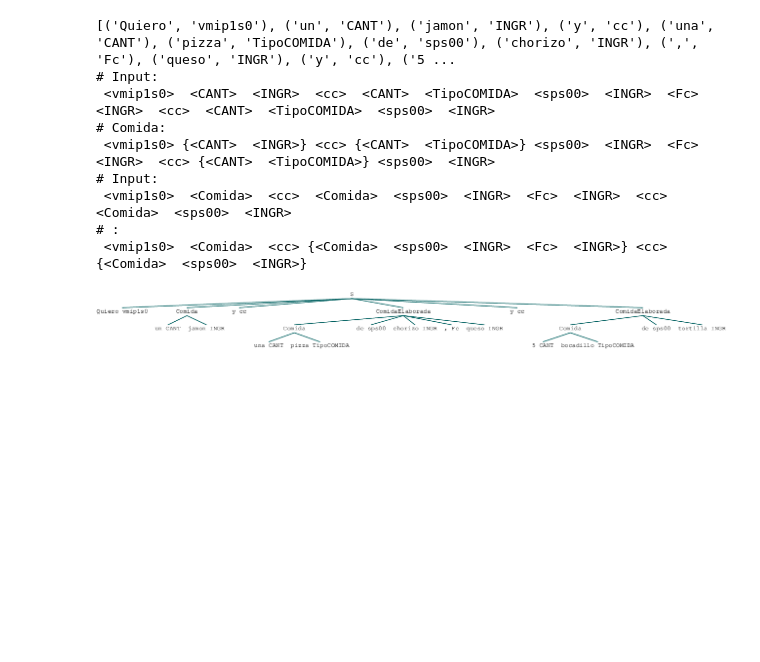
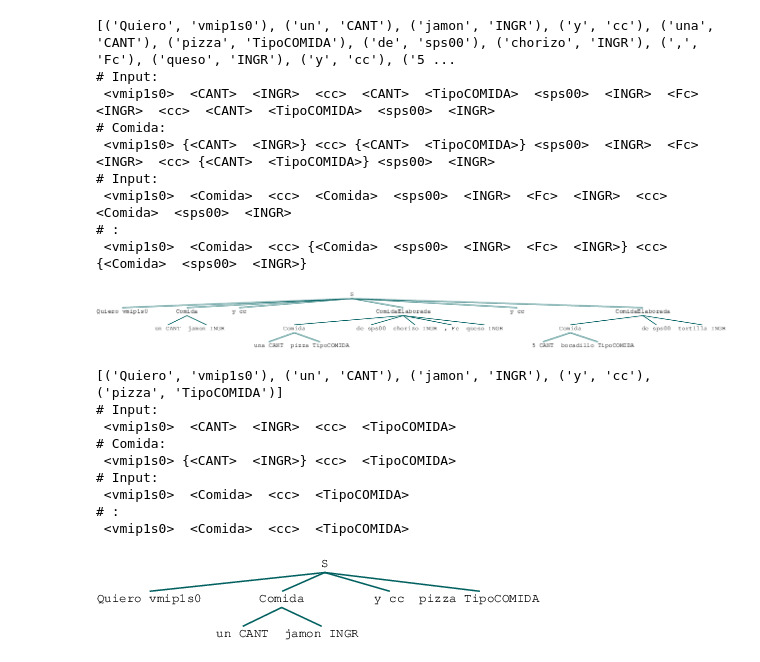
Before and after one commit to chemadd/masterBD, a Jupyter notebook: 04.Mineria de texto y NLP/PracticaFinal_ChunksComida.ipynb, the cells around one changed output. Cells and saved outputs as stored; diff of their text form; code cells hidden in the pictures; blank space fills up the shorter version.

```diff
--- a/04.Mineria de texto y NLP/PracticaFinal_ChunksComida.ipynb
+++ b/04.Mineria de texto y NLP/PracticaFinal_ChunksComida.ipynb
@@ -120,3 +117,21 @@ regex_parser.parse(taggeado2, trace = True)
 # :
  <vmip1s0>  <Comida>  <cc> {<Comida>  <sps00>  <INGR>  <Fc>  <INGR>} <cc> {<Comida>  <sps00>  <INGR>}
 [figure]
+# %%
+# Prueba 3
+sentencia3 = "Quiero un jamon y pizza"
+tokens3 = nltk.word_tokenize(sentencia3)
+taggeado3 = regexp_tagger.tag(tokens3)
+print(taggeado3)
+regex_parser.parse(taggeado3, trace = True)
+# %% [output]
+[('Quiero', 'vmip1s0'), ('un', 'CANT'), ('jamon', 'INGR'), ('y', 'cc'), ('pizza', 'TipoCOMIDA')]
+# Input:
+ <vmip1s0>  <CANT>  <INGR>  <cc>  <TipoCOMIDA>
+# Comida:
+ <vmip1s0> {<CANT>  <INGR>} <cc>  <TipoCOMIDA>
+# Input:
+ <vmip1s0>  <Comida>  <cc>  <TipoCOMIDA>
+# :
+ <vmip1s0>  <Comida>  <cc>  <TipoCOMIDA>
+[figure, added]
```
Also changed, not shown: parts of 6 cells of this notebook.
